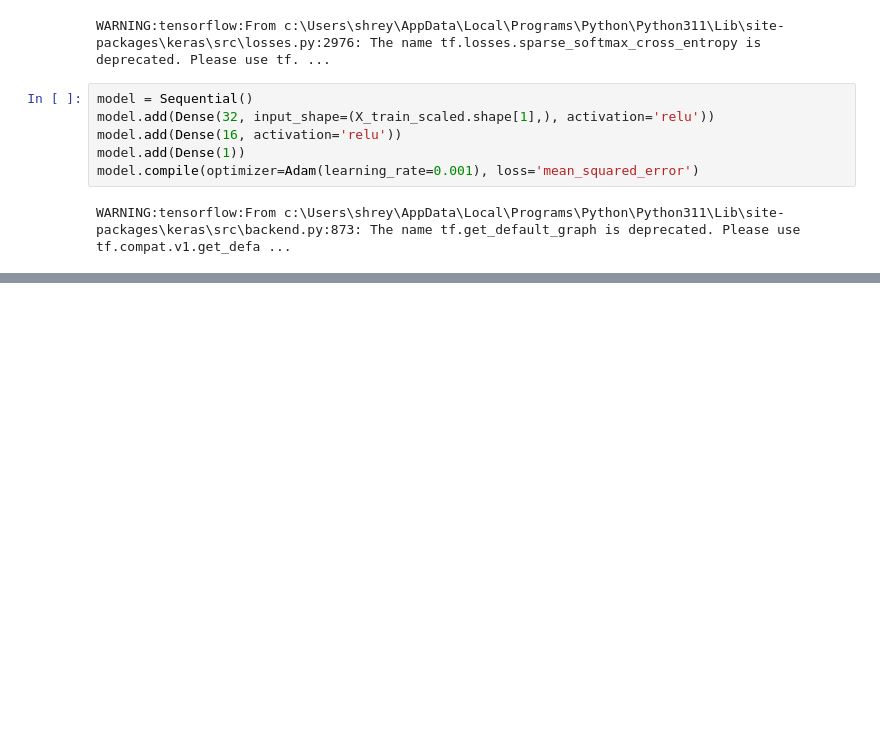
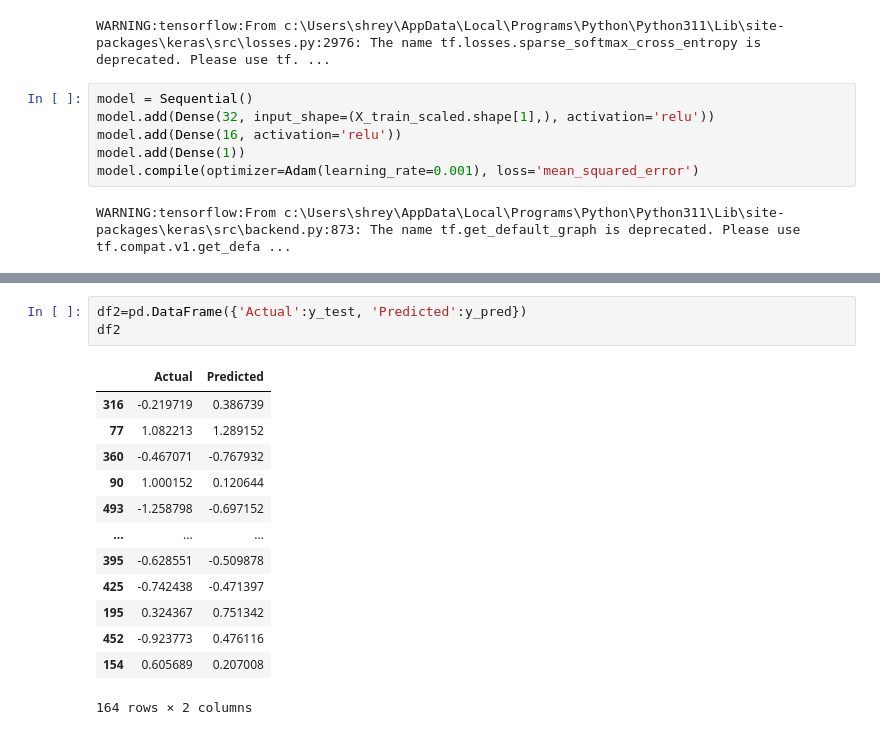
Before and after one commit to Shreyasgowda6/House-Price-Prediction-, a Jupyter notebook: House_Price_Prediction.ipynb, the cells around one changed output, grey strips where cells are left out. Cells and saved outputs as stored; diff of their text form; blank space fills up the shorter version.

```diff
--- a/House_Price_Prediction.ipynb
+++ b/House_Price_Prediction.ipynb
@@ -496,0 +481,17 @@ Neural Network Mean Squared Error: 0.46953501448708007
+# %%
+df2=pd.DataFrame({'Actual':y_test, 'Predicted':y_pred})
+df2
+# %% [output]
+|  | Actual | Predicted |
+| 316 | -0.219719 | 0.386739 |
+| 77 | 1.082213 | 1.289152 |
+| 360 | -0.467071 | -0.767932 |
+| 90 | 1.000152 | 0.120644 |
+| 493 | -1.258798 | -0.697152 |
+| ... | ... | ... |
+| 395 | -0.628551 | -0.509878 |
+| 425 | -0.742438 | -0.471397 |
+| 195 | 0.324367 | 0.751342 |
+| 452 | -0.923773 | 0.476116 |
+| 154 | 0.605689 | 0.207008 |
+164 rows × 2 columns
```
Also changed, not shown: parts of 6 cells of this notebook, 4 other files.
